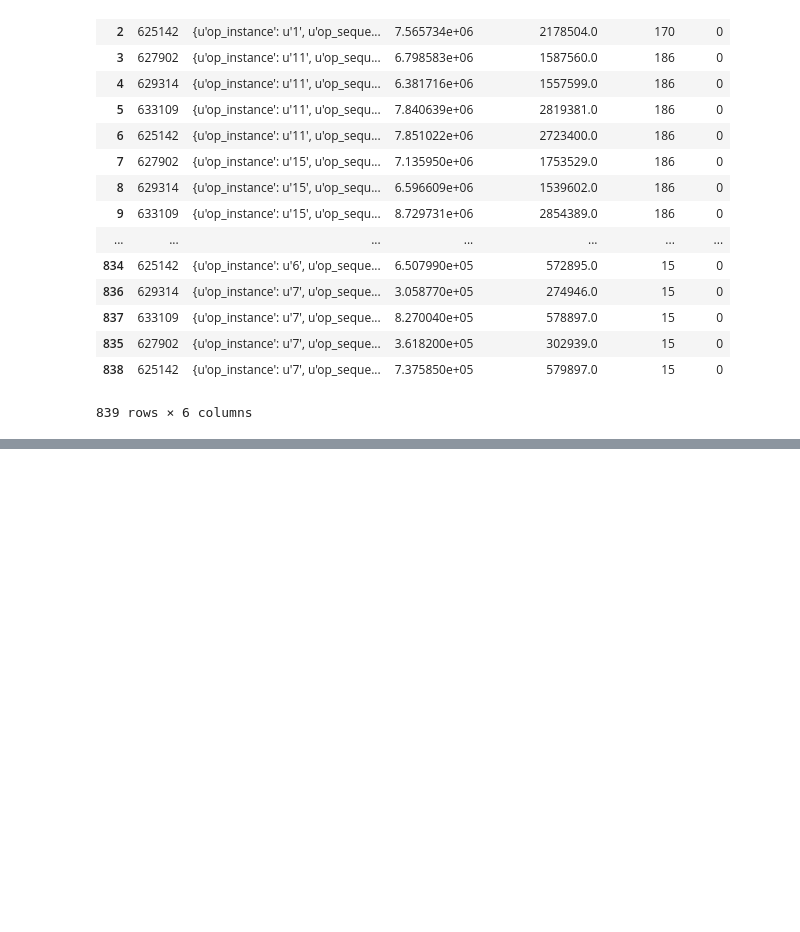
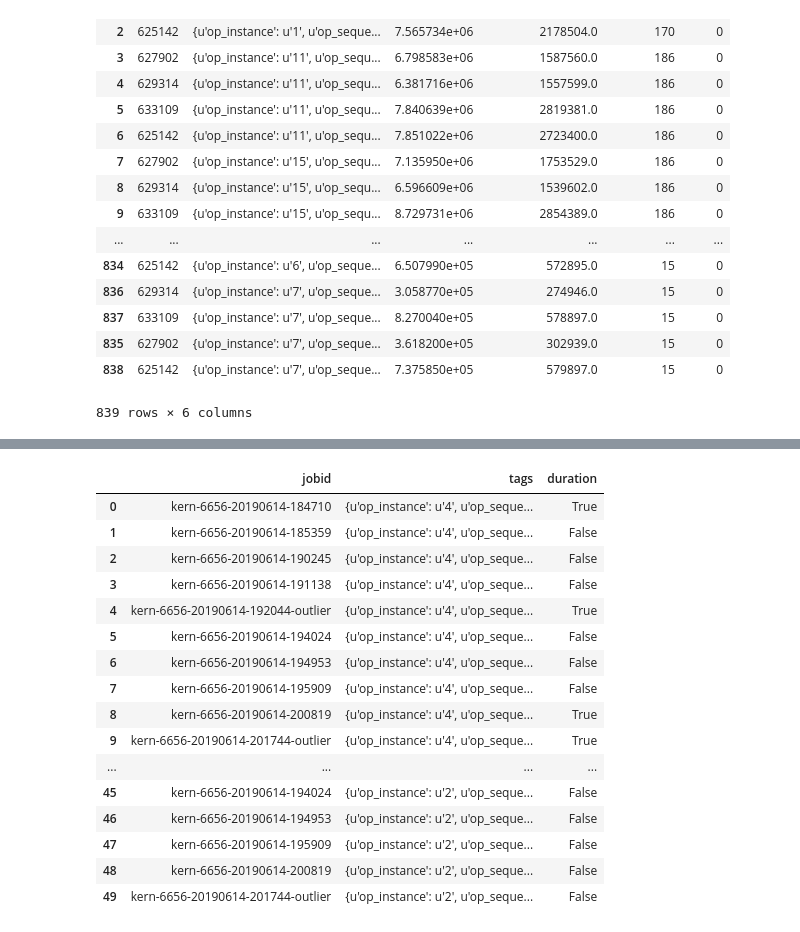
Before and after one commit to ilaflott/epmt, a Jupyter notebook: Outliers-API.ipynb, the cells around one changed output, grey strips where cells are left out. Saved outputs shown, nothing was run; the diff lists cells and outputs as text; code cells hidden in the pictures; blank space fills up the shorter version.

```diff
--- a/Outliers-API.ipynb
+++ b/Outliers-API.ipynb
@@ -298,0 +335,4 @@ outliers.loc[outliers['duration'] | outliers['num_procs'] | outliers['exclusive_
+# %%
+# let's just get the jobs that we imported
+jobs= eq.get_jobs(tags='exp_name:linux_kernel', fmt='terse')
+jobs
@@ -298,0 +366,23 @@ outliers.loc[outliers['duration'] | outliers['num_procs'] | outliers['exclusive_
+# %%
+# So straight away you can see that the jobs were correctly
+# identified as outliers. Now let's see which operations
+# within the jobs were the outliers
+eod.detect_outlier_ops(jobs, features=['duration'])
+# %% [output]
+|  | jobid | tags | duration |
+| 0 | kern-6656-20190614-184710 | {u'op_instance': u'4', u'op_seque... | True |
+| 1 | kern-6656-20190614-185359 | {u'op_instance': u'4', u'op_seque... | False |
+| 2 | kern-6656-20190614-190245 | {u'op_instance': u'4', u'op_seque... | False |
+| 3 | kern-6656-20190614-191138 | {u'op_instance': u'4', u'op_seque... | False |
+| 4 | kern-6656-20190614-192044-outlier | {u'op_instance': u'4', u'op_seque... | True |
+| 5 | kern-6656-20190614-194024 | {u'op_instance': u'4', u'op_seque... | False |
+| 6 | kern-6656-20190614-194953 | {u'op_instance': u'4', u'op_seque... | False |
+| 7 | kern-6656-20190614-195909 | {u'op_instance': u'4', u'op_seque... | False |
+| 8 | kern-6656-20190614-200819 | {u'op_instance': u'4', u'op_seque... | True |
+| 9 | kern-6656-20190614-201744-outlier | {u'op_instance': u'4', u'op_seque... | True |
+| ... | ... | ... | ... |
+| 45 | kern-6656-20190614-194024 | {u'op_instance': u'2', u'op_seque... | False |
+| 46 | kern-6656-20190614-194953 | {u'op_instance': u'2', u'op_seque... | False |
+| 47 | kern-6656-20190614-195909 | {u'op_instance': u'2', u'op_seque... | False |
+| 48 | kern-6656-20190614-200819 | {u'op_instance': u'2', u'op_seque... | False |
+| 49 | kern-6656-20190614-201744-outlier | {u'op_instance': u'2', u'op_seque... | False |
```
Also changed, not shown: parts of 6 cells of this notebook.
